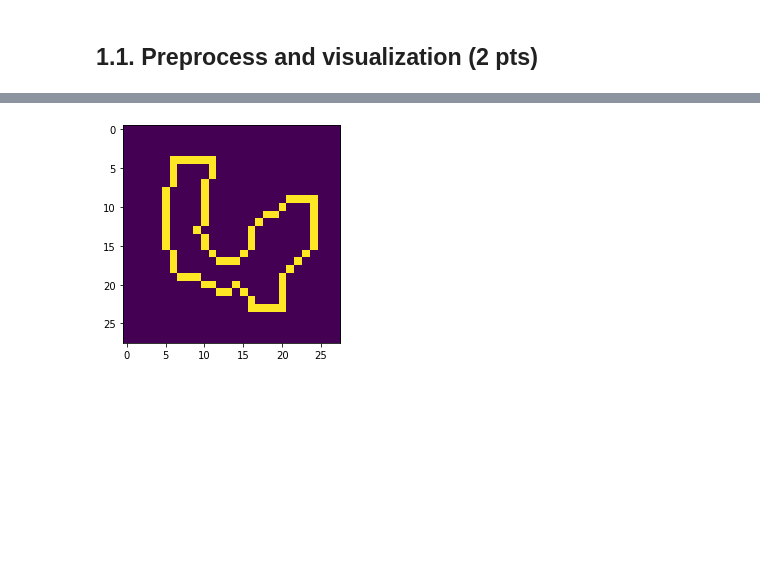
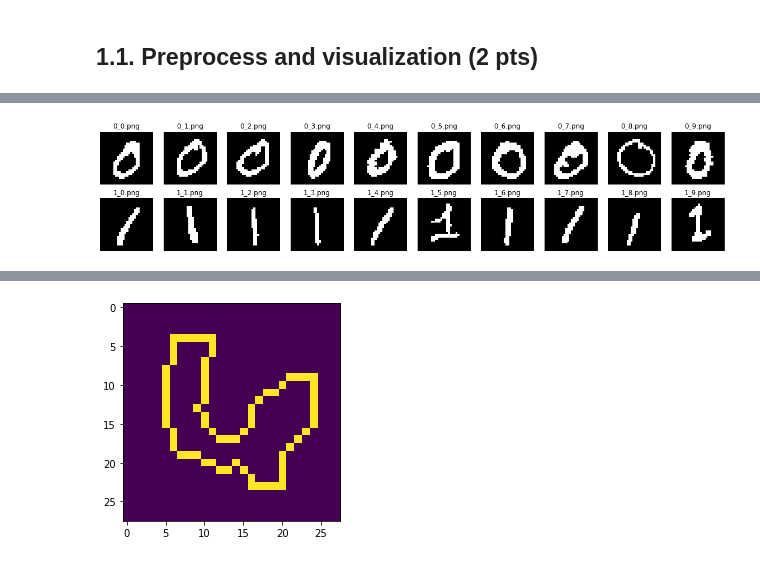
Before and after one commit to pranavkrishna1908/ImageAnalysis, a Jupyter notebook: lab2_final_version.ipynb, the cells around one changed output, grey strips where cells are left out. Cells and saved outputs as stored; diff of their text form; code cells hidden in the pictures; blank space fills up the shorter version.

```diff
--- a/lab2_final_version.ipynb
+++ b/lab2_final_version.ipynb
@@ -66,0 +94,26 @@ TypeError: title() missing 1 required positional argument: 'label'
+# %%
+from skimage import morphology
+
+vect_int = np.vectorize(int)
+
+T = 255/2
+zeros_mask = [(x>T) for x in zeros_im]
+ones_mask = [(x>T) for x in ones_im]
+
+#removal_size = min(np.sum(x) for x in zeros_mask+ones_mask)/2
+for i in range(10):
+    zeros_mask[i] = morphology.remove_small_objects(zeros_mask[i], np.sum(zeros_mask[i])/2)
+for i in range(10):
+    ones_mask[i] = morphology.remove_small_objects(ones_mask[i], np.sum(ones_mask[i])/2)
+
+fig, axes = plt.subplots(2, len(zeros_mask), figsize=(20, 4))
+for ax, im, nm in zip(axes[0], zeros_mask, zeros_names):
+    ax.imshow(im, cmap='gray')
+    ax.axis('off')
+    ax.set_title(nm)
+for ax, im, nm in zip(axes[1], ones_mask, ones_names):
+    ax.imshow(im, cmap='gray')
+    ax.axis('off')
+    ax.set_title(nm)
+# %% [output]
+[figure, added]
```
Also changed, not shown: parts of 24 cells of this notebook.
